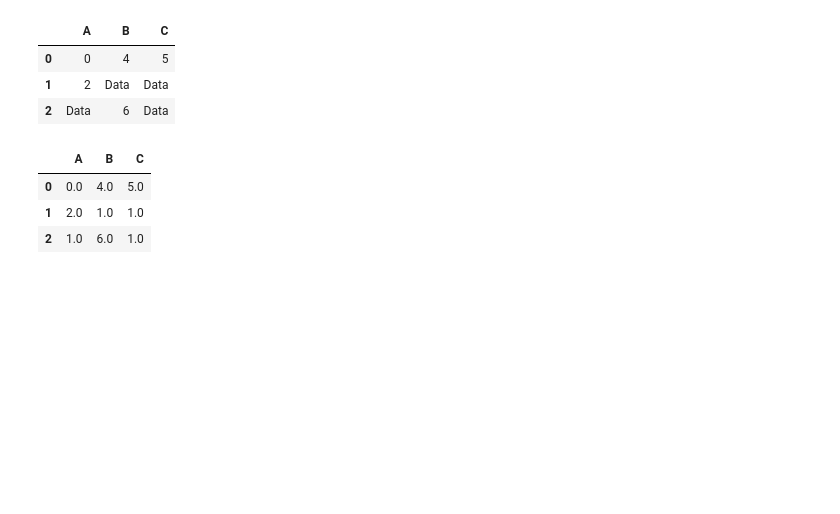
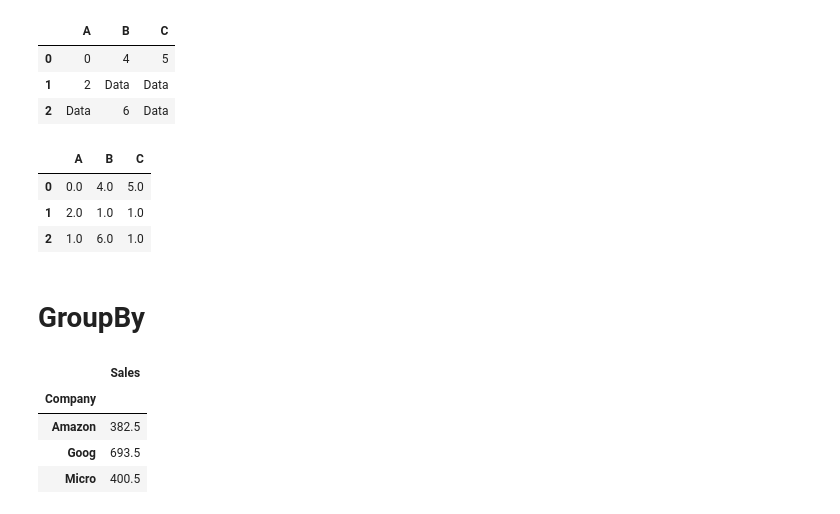
Before and after one commit to saksham1998/Complete-Python-3-Introduction, a Jupyter notebook: Pandas.ipynb, the cells around one changed output. Cells and saved outputs as stored; diff of their text form; code cells hidden in the pictures; blank space fills up the shorter version.

```diff
--- a/Pandas.ipynb
+++ b/Pandas.ipynb
@@ -322,3 +322,5 @@ df.fillna(value=df['A'].mean())
 | 0 | 0.0 | 4.0 | 5.0 |
 | 1 | 2.0 | 1.0 | 1.0 |
 | 2 | 1.0 | 6.0 | 1.0 |
+# %% [markdown]
+# GroupBy
@@ -324,0 +331,9 @@ df.fillna(value=df['A'].mean())
+# %%
+#Taking Mean
+my_df.groupby('Company').mean()
+# %% [output]
+|  | Sales |
+| Company |  |
+| Amazon | 382.5 |
+| Goog | 693.5 |
+| Micro | 400.5 |
```
Also changed, not shown: parts of 9 cells of this notebook.
